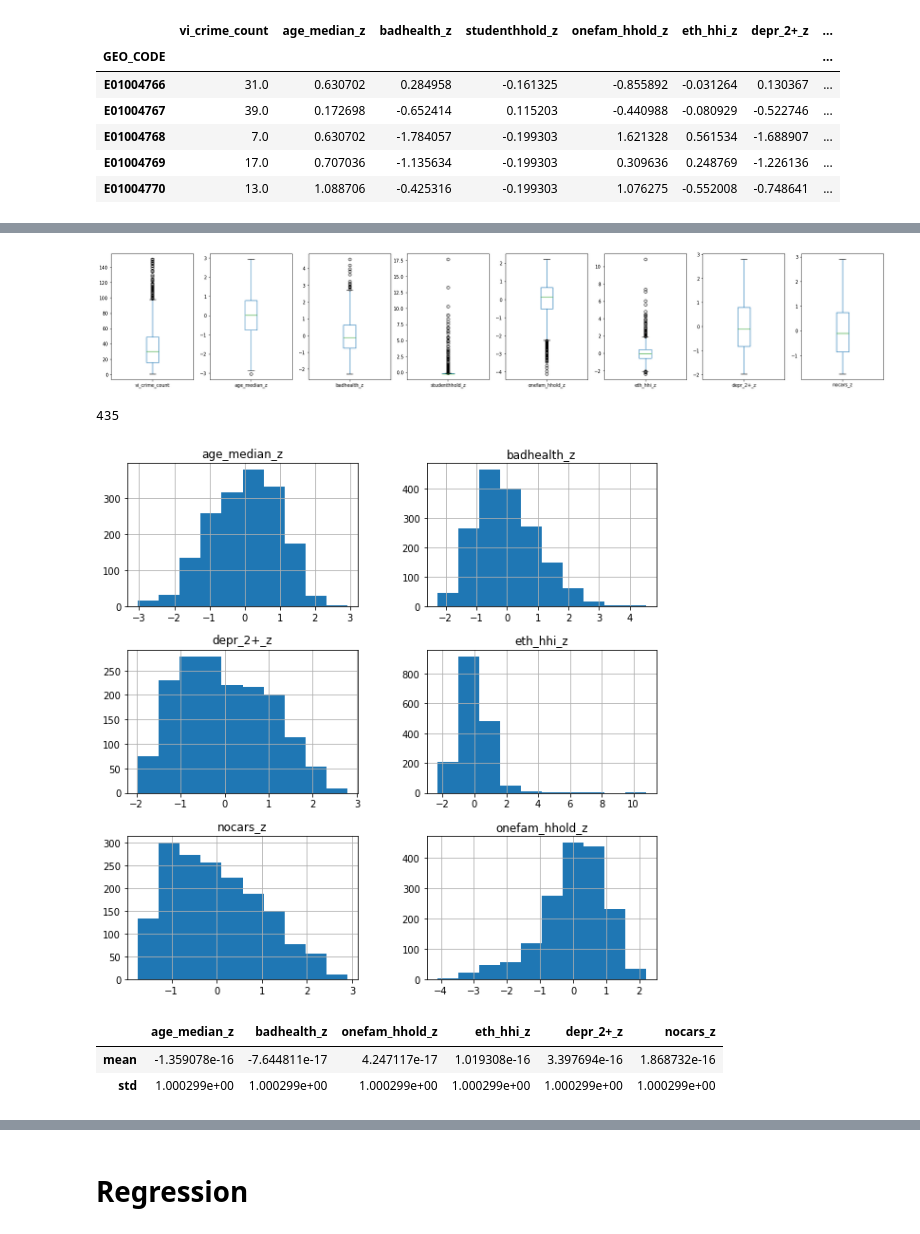
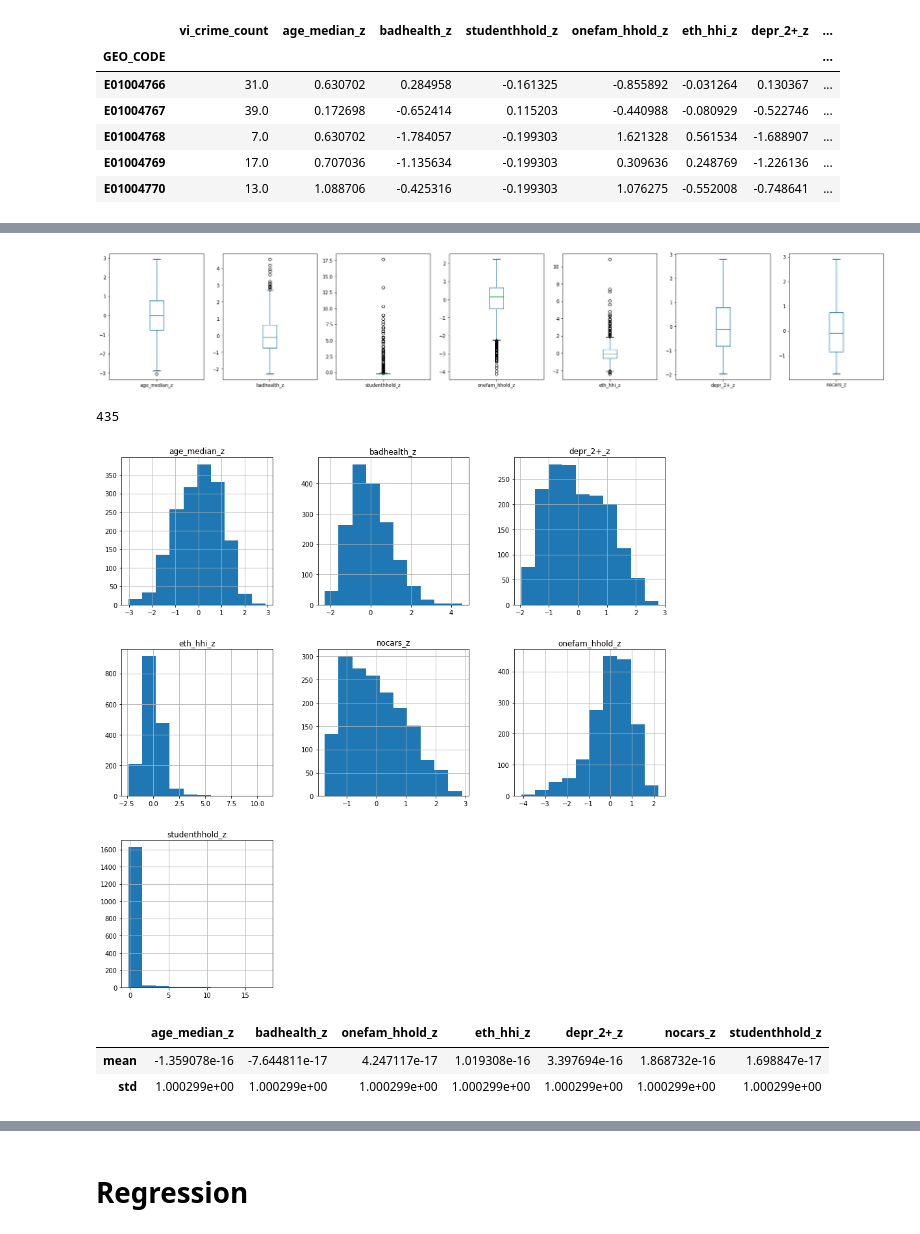
Before and after one commit to lena-kilian/JULV5000M_Liverpool, a Jupyter notebook: Manchester_3_Anlaysis.ipynb, the cells around one changed output, grey strips where cells are left out. Drawn from its saved outputs; the diff is of its cells as text; code cells hidden in the pictures.

```diff
--- a/Manchester_3_Anlaysis.ipynb
+++ b/Manchester_3_Anlaysis.ipynb
@@ -72,4 +76,0 @@ spatial_data = lsoa_data.join(all_data[to_keep_z], how = 'right')
-# %%
-# do median split for violent crime count
-spatial_data['crime_med'] = 'Below Median'
-spatial_data.loc[spatial_data.vi_crime_count >= spatial_data.vi_crime_count.median(), 'crime_med'] = 'Above Median'
@@ -81,3 +76,0 @@ spatial_data['vi_crime_count'].plot(kind='box')
-# %%
-spatial_data.loc[spatial_data.vi_crime_count > 150, 'vi_crime_count'] = 150
-spatial_data['vi_crime_count'].plot(kind='box')
@@ -110,25 +77,25 @@ Text(0.5, 1.0, "Median Split of 'Violence and Sexual Offence' Crime Count across
 # %%
 # box plots
-spatial_data[to_keep_z].plot(kind='box', subplots=True, figsize=(30, 5))
+spatial_data[to_keep_z].drop('vi_crime_count', axis=1).plot(kind='box', subplots=True, figsize=(30, 5))
 plt.show()
 # %% [output]
-[figure, old version]
+[figure, new version]
 # %%
 # too many 0's so do not log transfrom
 len(spatial_data['studenthhold_z'].value_counts(0))
 # %% [output]
 435
 # %%
-to_keep = ['crime_med', 'age_median_z', 'badhealth_z', 'onefam_hhold_z', 'eth_hhi_z', 'depr_2+_z', 'nocars_z'] #'studenthhold_z']
+to_keep = ['age_median_z', 'badhealth_z', 'onefam_hhold_z', 'eth_hhi_z', 'depr_2+_z', 'nocars_z', 'studenthhold_z']
 man_data = spatial_data[to_keep].dropna(axis = 0)
 # %%
-man_data.hist(figsize=(10, 10))
+man_data.hist(figsize=(15, 15))
 plt.show()
 # %% [output]
-[figure, old version]
+[figure, new version]
 # %%
 man_data.describe().loc[['mean', 'std'], :]
 # %% [output]
-|  | age_median_z | badhealth_z | onefam_hhold_z | eth_hhi_z | depr_2+_z | nocars_z |
-| mean | -1.359078e-16 | -7.644811e-17 | 4.247117e-17 | 1.019308e-16 | 3.397694e-16 | 1.868732e-16 |
-| std | 1.000299e+00 | 1.000299e+00 | 1.000299e+00 | 1.000299e+00 | 1.000299e+00 | 1.000299e+00 |
+|  | age_median_z | badhealth_z | onefam_hhold_z | eth_hhi_z | depr_2+_z | nocars_z | studenthhold_z |
+| mean | -1.359078e-16 | -7.644811e-17 | 4.247117e-17 | 1.019308e-16 | 3.397694e-16 | 1.868732e-16 | 1.698847e-17 |
+| std | 1.000299e+00 | 1.000299e+00 | 1.000299e+00 | 1.000299e+00 | 1.000299e+00 | 1.000299e+00 | 1.000299e+00 |
```
Also changed, not shown: parts of 89 cells of this notebook, 3 other files.
